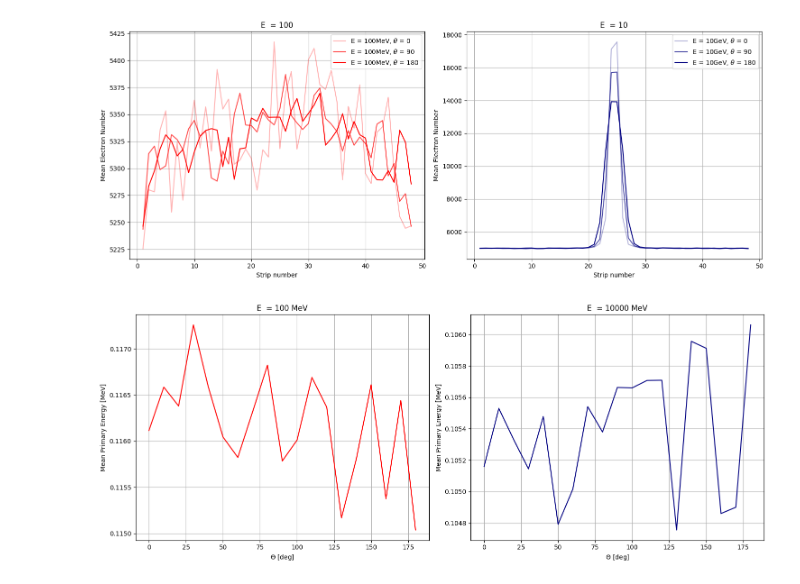
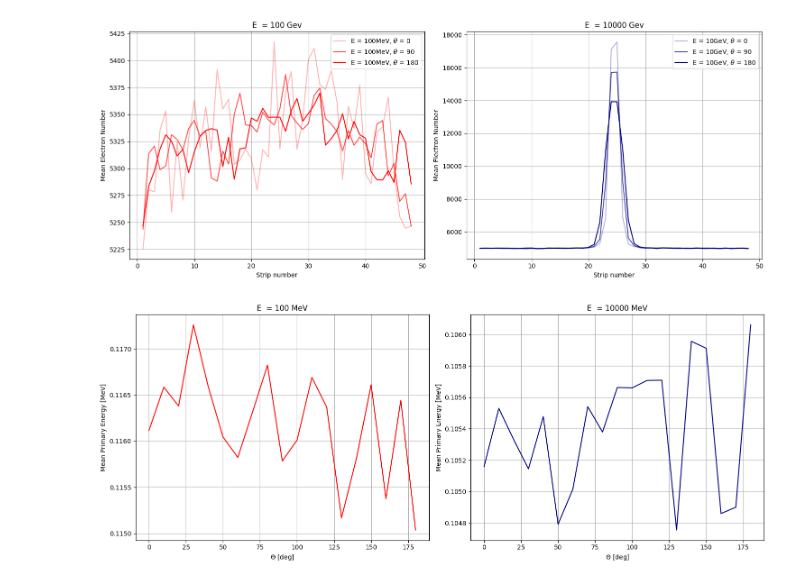
Before and after one commit to Richardforphys/SMRR, a Jupyter notebook: Esercizi/Task2/task2a/charge_angle.ipynb, the cells around one changed output. Drawn from its saved outputs; the diff is of its cells as text; code cells hidden in the pictures.

```diff
--- a/Esercizi/Task2/task2a/charge_angle.ipynb
+++ b/Esercizi/Task2/task2a/charge_angle.ipynb
@@ -50,24 +50,24 @@ strips = np.linspace(1,48,48)
 # %%
 fig, axs = plt.subplots(1, 2, figsize=(15,6))
 axs[1].plot(strips, mean_signals_10[0], label=r'E = 10GeV, $\theta$ = 0', color='navy', alpha=0.3)
 axs[0].plot(strips, mean_signals_100[0], label=r'E = 100MeV, $\theta$ = 0', color='r', alpha=0.3)
 axs[1].plot(strips, mean_signals_10[9], label=r'E = 10GeV, $\theta$ = 90', color='navy', alpha=0.7)
 axs[0].plot(strips, mean_signals_100[9], label=r'E = 100MeV, $\theta$ = 90', color='r', alpha=0.7)
 axs[1].plot(strips, mean_signals_10[-1], label=r'E = 10GeV, $\theta$ = 180', color='navy')
 axs[0].plot(strips, mean_signals_100[-1], label=r'E = 100MeV, $\theta$ = 180', color='red')
 for i in range(2):
     axs[i].set_xlabel("Strip number")
     axs[i].set_ylabel("Mean Electron Number")
     axs[i].legend(loc='upper right')
     if i==0:
         E = 100
     else:
-        E = 10
-    axs[i].set_title(f"E  = {E}")
+        E = 10000
+    axs[i].set_title(f"E  = {E} Gev")
     axs[i].grid()
 plt.tight_layout()
 # %% [output]
-[figure, old version]
+[figure, new version]
 # %%
 fig, axs = plt.subplots(1, 2, figsize=(15,6))
 axs[1].plot(angles, means_Energy_10, label=r'E = 10GeV, $\theta$ = 0', color='navy')
```
